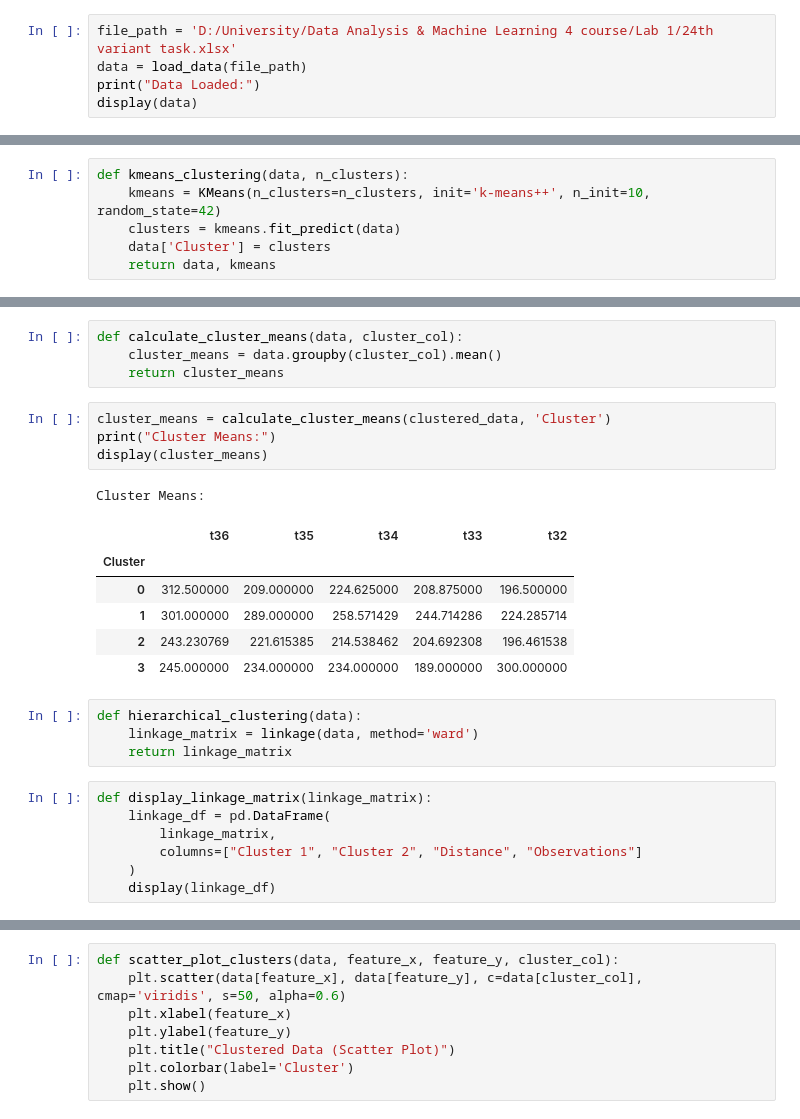
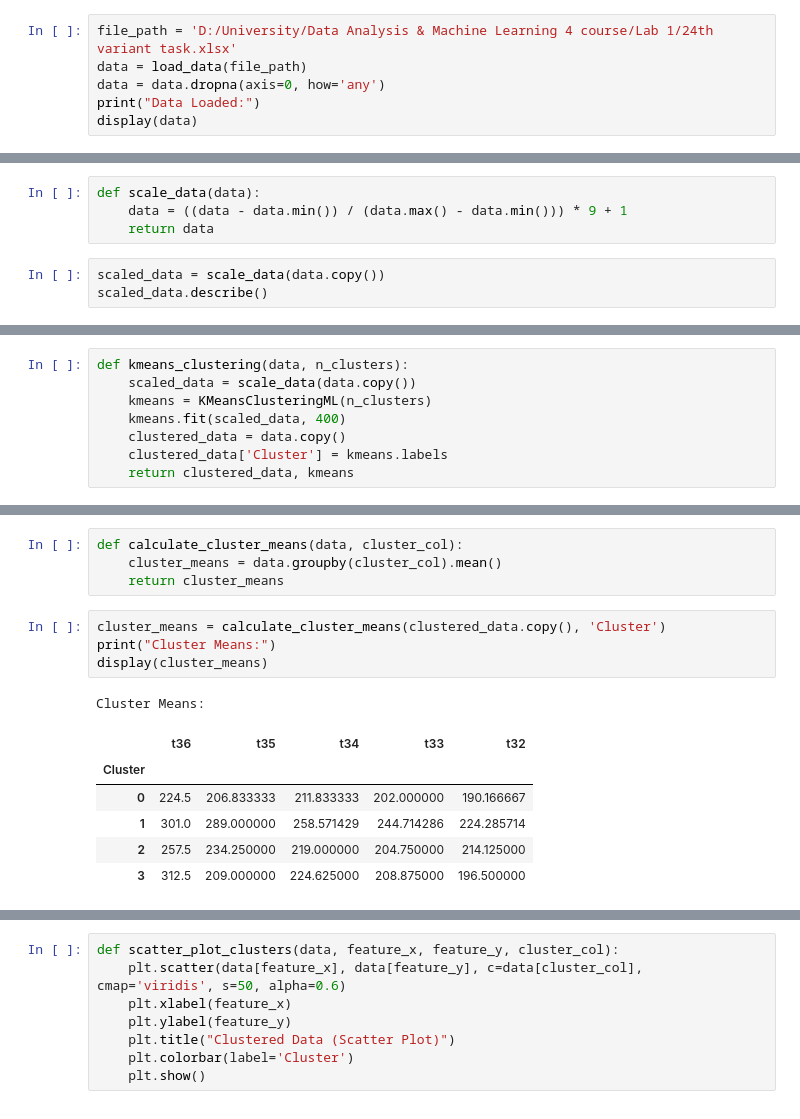
Before and after one commit to kiruhafighter/ClusteringProgram-Unsupervised-machine-learning-, a Jupyter notebook: clustering.ipynb, the cells around one changed output, grey strips where cells are left out. Saved outputs shown, nothing was run; the diff lists cells and outputs as text.

Commit message:
Own implementation of k means clusterization and different approach for scaling

```diff
--- a/clustering.ipynb
+++ b/clustering.ipynb
@@ -20,6 +20,7 @@ def load_data(file_path):
 # %%
 file_path = 'D:/University/Data Analysis & Machine Learning 4 course/Lab 1/24th variant task.xlsx'
 data = load_data(file_path)
+data = data.dropna(axis=0, how='any')
 print("Data Loaded:")
 display(data)
 # %% [output]
@@ -41,3 +42,10 @@ Data Loaded:
 | 26 | 312 | 278 | 243 | 278 | 244 |
 | 27 | 300 | 276 | 267 | 245 | 222 |
 | 28 | 289 | 212 | 222 | 201 | 178 |
+# %%
+def scale_data(data):
+    data = ((data - data.min()) / (data.max() - data.min())) * 9 + 1
+    return data
+# %%
+scaled_data = scale_data(data.copy())
+scaled_data.describe()
@@ -93,8 +182,10 @@ parallel_coordinates_plot(data)
 # %%
 def kmeans_clustering(data, n_clusters):
-    kmeans = KMeans(n_clusters=n_clusters, init='k-means++', n_init=10, random_state=42)
-    clusters = kmeans.fit_predict(data)
-    data['Cluster'] = clusters
-    return data, kmeans
+    scaled_data = scale_data(data.copy())
+    kmeans = KMeansClusteringML(n_clusters)
+    kmeans.fit(scaled_data, 400)
+    clustered_data = data.copy()
+    clustered_data['Cluster'] = kmeans.labels
+    return clustered_data, kmeans
 # %%
 n_clusters = 4
@@ -124,25 +244,14 @@ def calculate_cluster_means(data, cluster_col):
     cluster_means = data.groupby(cluster_col).mean()
     return cluster_means
 # %%
-cluster_means = calculate_cluster_means(clustered_data, 'Cluster')
+cluster_means = calculate_cluster_means(clustered_data.copy(), 'Cluster')
 print("Cluster Means:")
 display(cluster_means)
 # %% [output]
 Cluster Means:
 |  | t36 | t35 | t34 | t33 | t32 |
 | Cluster |  |  |  |  |  |
-| 0 | 312.500000 | 209.000000 | 224.625000 | 208.875000 | 196.500000 |
-| 1 | 301.000000 | 289.000000 | 258.571429 | 244.714286 | 224.285714 |
-| 2 | 243.230769 | 221.615385 | 214.538462 | 204.692308 | 196.461538 |
-| 3 | 245.000000 | 234.000000 | 234.000000 | 189.000000 | 300.000000 |
+| 0 | 224.5 | 206.833333 | 211.833333 | 202.000000 | 190.166667 |
+| 1 | 301.0 | 289.000000 | 258.571429 | 244.714286 | 224.285714 |
+| 2 | 257.5 | 234.250000 | 219.000000 | 204.750000 | 214.125000 |
+| 3 | 312.5 | 209.000000 | 224.625000 | 208.875000 | 196.500000 |
-# %%
-def hierarchical_clustering(data):
-    linkage_matrix = linkage(data, method='ward')
-    return linkage_matrix
-# %%
-def display_linkage_matrix(linkage_matrix):
-    linkage_df = pd.DataFrame(
-        linkage_matrix,
-        columns=["Cluster 1", "Cluster 2", "Distance", "Observations"]
-    )
-    display(linkage_df)
```
Also changed, not shown: parts of 26 cells of this notebook.
